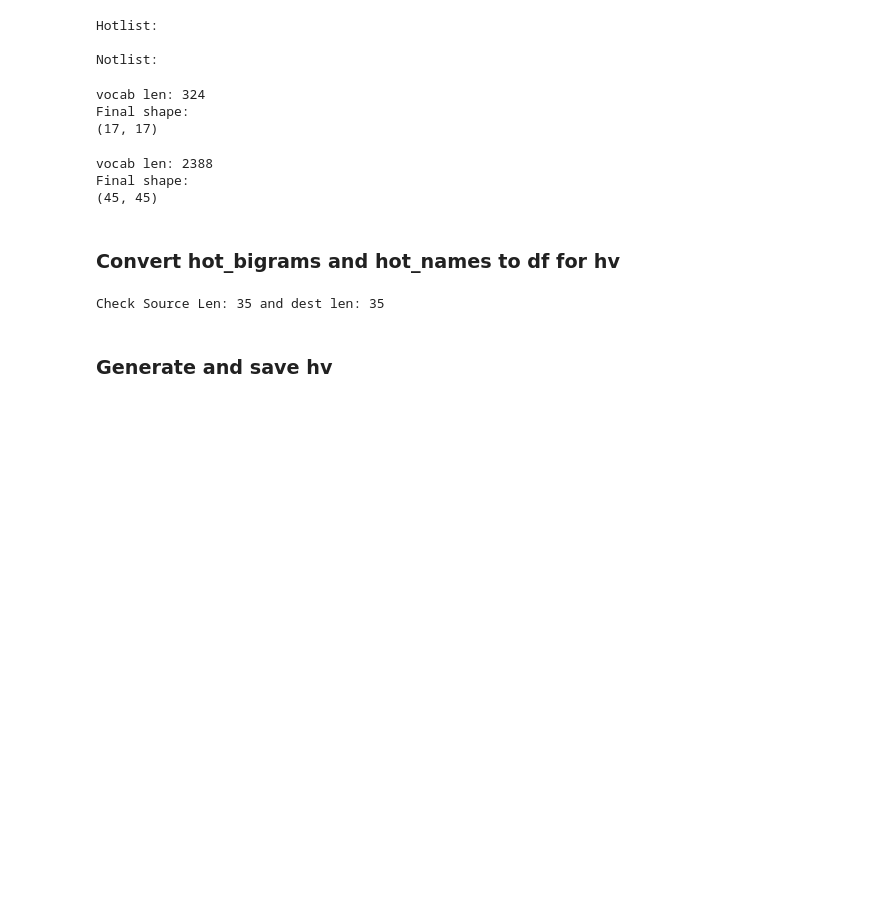
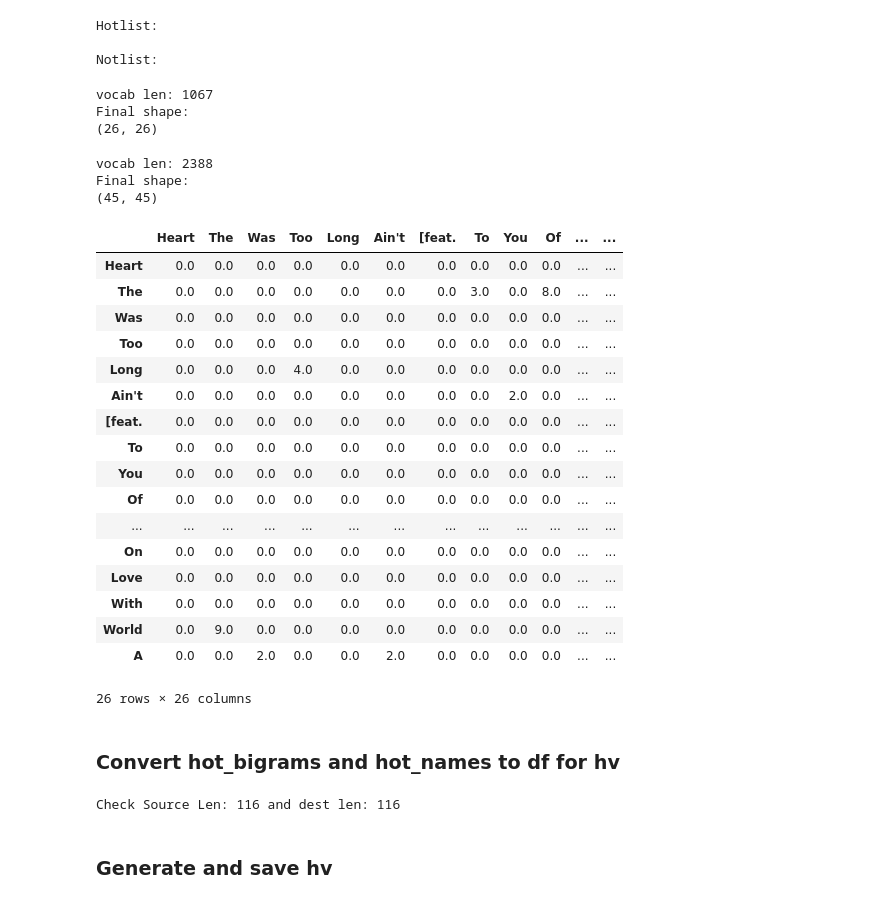
Before and after one commit to wang-xo/DataViz-KUL-2020, a Jupyter notebook: Tableau/Song_Name_HotOrNot_hv.ipynb, the cells around one changed output. Drawn from its saved outputs; the diff is of its cells as text; code cells hidden in the pictures; blank space fills up the shorter version.

```diff
--- a/Tableau/Song_Name_HotOrNot_hv.ipynb
+++ b/Tableau/Song_Name_HotOrNot_hv.ipynb
@@ -184,9 +187,9 @@ deduped.head()
 # %%
 # set thresholds
 
-hot_thresh = 0.9 # recommend > 0.7
+hot_thresh = 0.8 # recommend > 0.7
 not_thresh = 0.25
-limit = 3
+limit = 4
 
 # caution INPLACE
 dropcols = ['track_id', 'song_id', 'artist_id', 'duration']
@@ -256,15 +263,36 @@ Notlist:
 # hot_mat, hot_data, hot_bigrams, hot_names - explain each one
 hot_mat, hot_data, hot_bigrams, hot_names = gen_chord(hotlist, limit)
 # %% [output]
-vocab len: 324
+vocab len: 1067
 Final shape:
-(17, 17)
+(26, 26)
 # %%
 not_mat, not_data, not_bigrams, not_names = gen_chord(notlist, limit)
 # %% [output]
 vocab len: 2388
 Final shape:
 (45, 45)
+# %%
+hot_data
+# %% [output]
+|  | Heart | The | Was | Too | Long | Ain't | [feat. | To | You | Of | ... | ... |
+| Heart | 0.0 | 0.0 | 0.0 | 0.0 | 0.0 | 0.0 | 0.0 | 0.0 | 0.0 | 0.0 | ... | ... |
+| The | 0.0 | 0.0 | 0.0 | 0.0 | 0.0 | 0.0 | 0.0 | 3.0 | 0.0 | 8.0 | ... | ... |
+| Was | 0.0 | 0.0 | 0.0 | 0.0 | 0.0 | 0.0 | 0.0 | 0.0 | 0.0 | 0.0 | ... | ... |
+| Too | 0.0 | 0.0 | 0.0 | 0.0 | 0.0 | 0.0 | 0.0 | 0.0 | 0.0 | 0.0 | ... | ... |
+| Long | 0.0 | 0.0 | 0.0 | 4.0 | 0.0 | 0.0 | 0.0 | 0.0 | 0.0 | 0.0 | ... | ... |
+| Ain't | 0.0 | 0.0 | 0.0 | 0.0 | 0.0 | 0.0 | 0.0 | 0.0 | 2.0 | 0.0 | ... | ... |
+| [feat. | 0.0 | 0.0 | 0.0 | 0.0 | 0.0 | 0.0 | 0.0 | 0.0 | 0.0 | 0.0 | ... | ... |
+| To | 0.0 | 0.0 | 0.0 | 0.0 | 0.0 | 0.0 | 0.0 | 0.0 | 0.0 | 0.0 | ... | ... |
+| You | 0.0 | 0.0 | 0.0 | 0.0 | 0.0 | 0.0 | 0.0 | 0.0 | 0.0 | 0.0 | ... | ... |
+| Of | 0.0 | 0.0 | 0.0 | 0.0 | 0.0 | 0.0 | 0.0 | 0.0 | 0.0 | 0.0 | ... | ... |
+| ... | ... | ... | ... | ... | ... | ... | ... | ... | ... | ... | ... | ... |
+| On | 0.0 | 0.0 | 0.0 | 0.0 | 0.0 | 0.0 | 0.0 | 0.0 | 0.0 | 0.0 | ... | ... |
+| Love | 0.0 | 0.0 | 0.0 | 0.0 | 0.0 | 0.0 | 0.0 | 0.0 | 0.0 | 0.0 | ... | ... |
+| With | 0.0 | 0.0 | 0.0 | 0.0 | 0.0 | 0.0 | 0.0 | 0.0 | 0.0 | 0.0 | ... | ... |
+| World | 0.0 | 9.0 | 0.0 | 0.0 | 0.0 | 0.0 | 0.0 | 0.0 | 0.0 | 0.0 | ... | ... |
+| A | 0.0 | 0.0 | 2.0 | 0.0 | 0.0 | 2.0 | 0.0 | 0.0 | 0.0 | 0.0 | ... | ... |
+26 rows × 26 columns
 # %% [markdown]
 ### Convert hot_bigrams and hot_names to df for hv
 # %%
@@ -282,7 +310,7 @@ def convBiToDF(df):
 # %%
 hotbi = convBiToDF(hot_bigrams)
 # %% [output]
-Check Source Len: 35 and dest len: 35
+Check Source Len: 116 and dest len: 116
 # %% [markdown]
 ### Generate and save hv
 # %%
```
Also changed, not shown: parts of 8 cells of this notebook, 3 other files.
